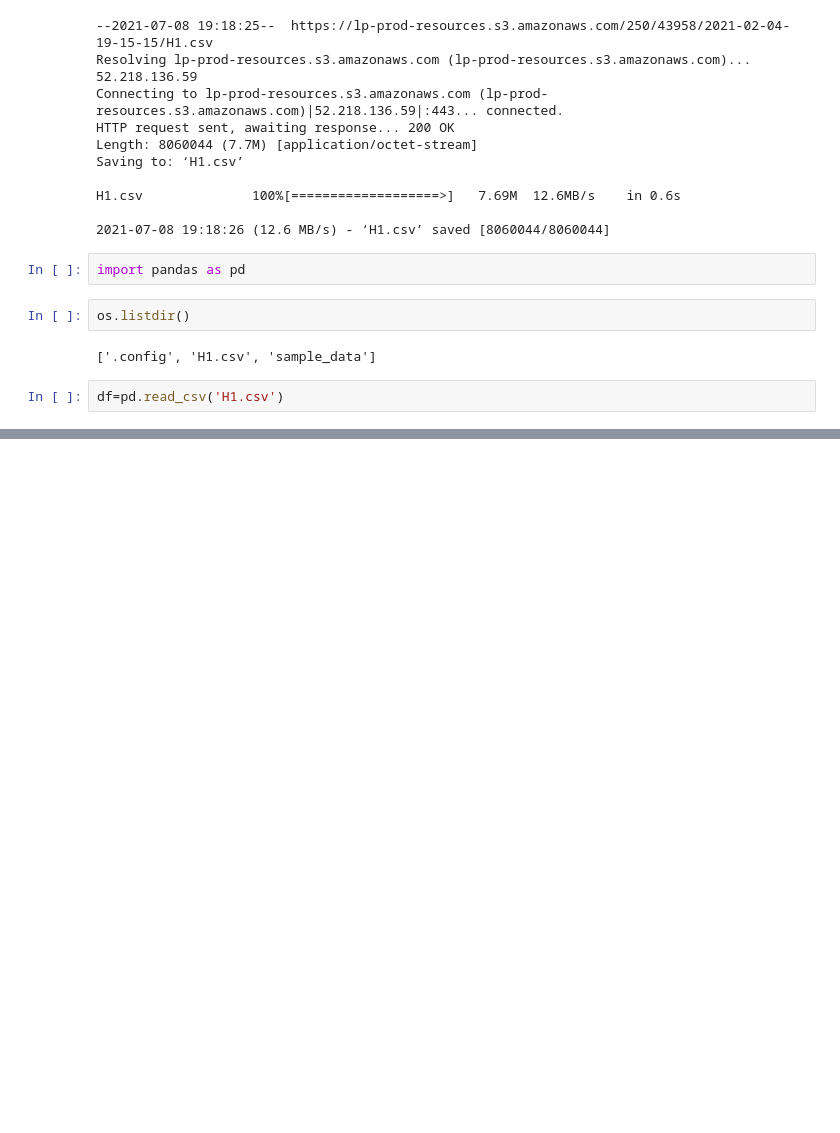
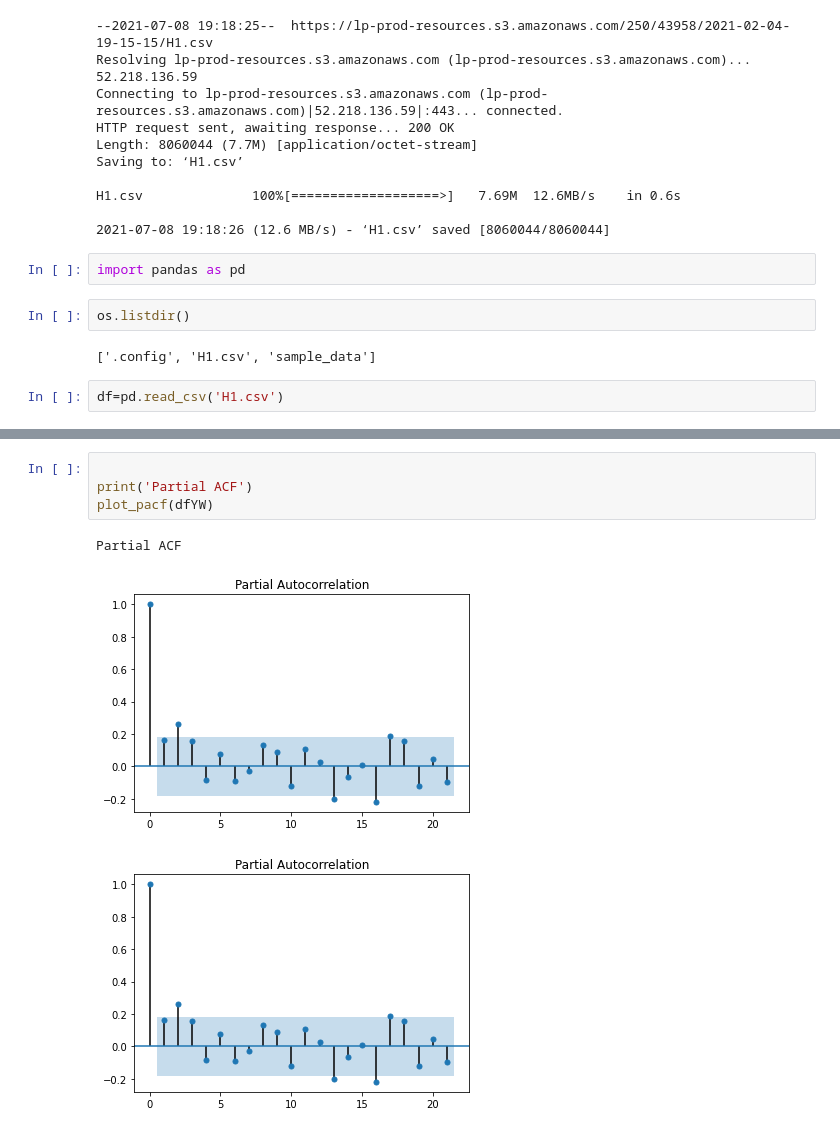
Before and after one commit to CS-Econ/ARIMA_Pyramid, a Jupyter notebook: ARIMA_Pyramid.ipynb, the cells around one changed output, grey strips where cells are left out. Cells and saved outputs as stored; diff of their text form; blank space fills up the shorter version.

```diff
--- a/ARIMA_Pyramid.ipynb
+++ b/ARIMA_Pyramid.ipynb
@@ -48,0 +93,8 @@ Name: IsCanceled, dtype: int64
+# %%
+
+print('Partial ACF')
+plot_pacf(dfYW)
+# %% [output]
+Partial ACF
+[figure, added]
+[figure, added]
```
Also changed, not shown: parts of 15 cells of this notebook.
